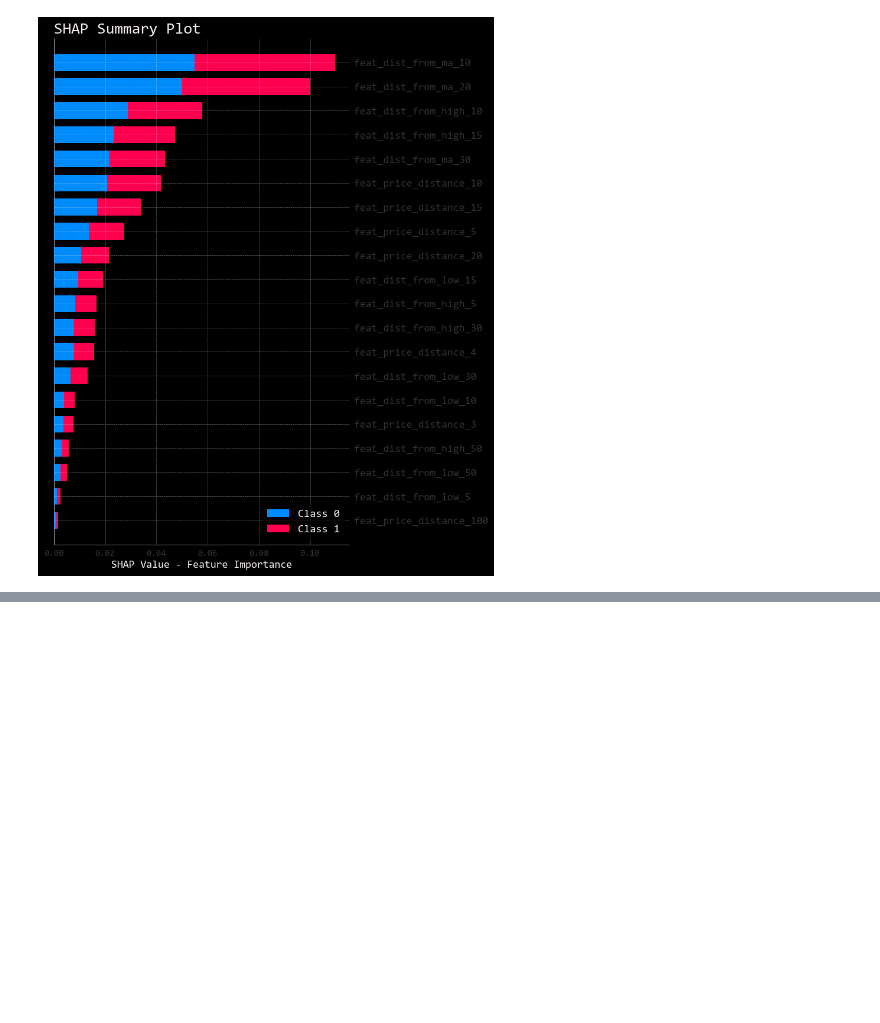
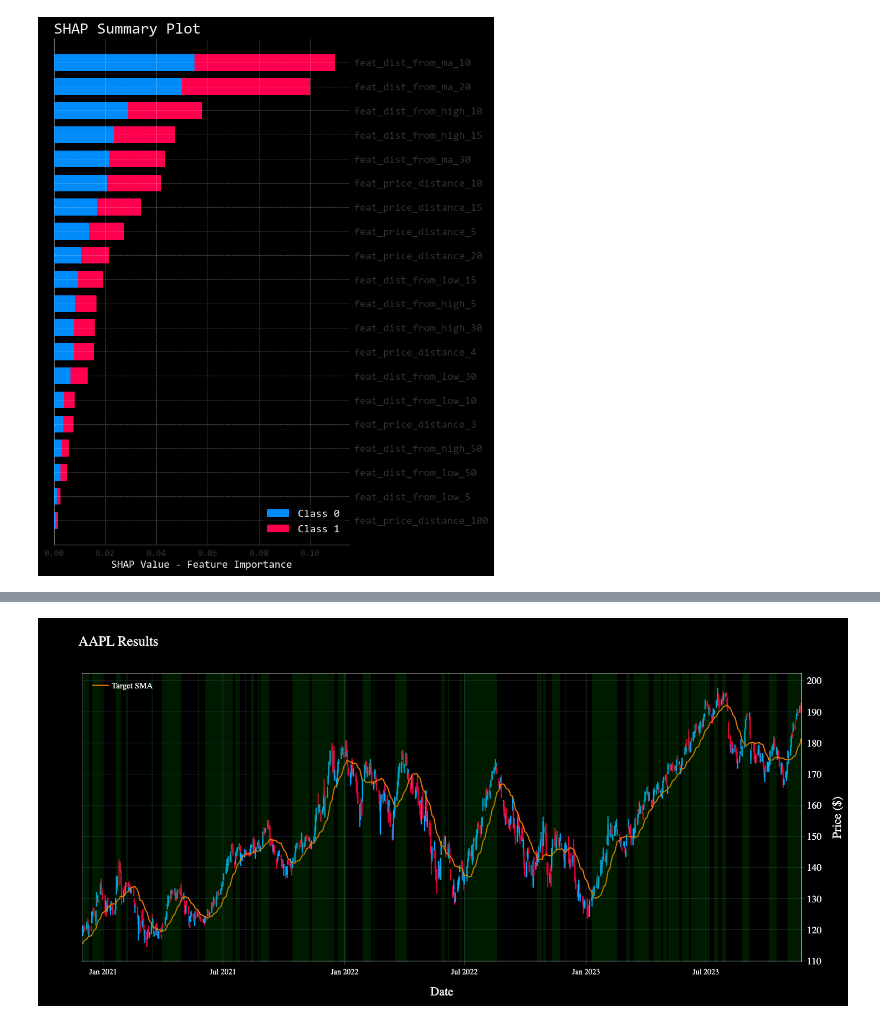
Before and after one commit to mikewenner/Data_Science, a Jupyter notebook: ML_trend_predict.ipynb, the cells around one changed output, grey strips where cells are left out. Saved outputs shown, nothing was run; the diff lists cells and outputs as text; code cells hidden in the pictures; blank space fills up the shorter version.

```diff
--- a/ML_trend_predict.ipynb
+++ b/ML_trend_predict.ipynb
@@ -606,0 +719,8 @@ plt.show()
+# %%
+#gives the dates????
+
+df_pattern = (
+    df_plot[df_plot['pred_50']].groupby((~df_plot['pred_50']).cumsum())['date'].agg(['first', 'last'])
+)
+
+df_pattern
@@ -606,0 +746,26 @@ plt.show()
+# %%
+
+for idx, row in df_pattern.iterrows():
+    fig.add_vrect(
+        x0=row['first'],
+        x1=row['last'],
+        line_width=0,
+        fillcolor = 'green',
+        opacity=0.2,
+
+    )
+
+
+fig.update_layout(
+    xaxis_rangeslider_visible = False,
+    xaxis_title = 'Date',
+    yaxis_title = 'Price ($)',
+    title = 'AAPL Results',
+    width = 1000,
+    height=700,
+
+)
+
+fig.show()
+# %% [output]
+[figure, added]
```
Also changed, not shown: parts of 11 cells of this notebook, 2 other files.
